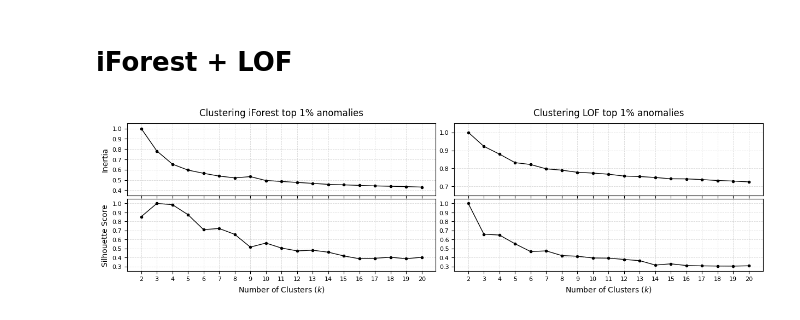
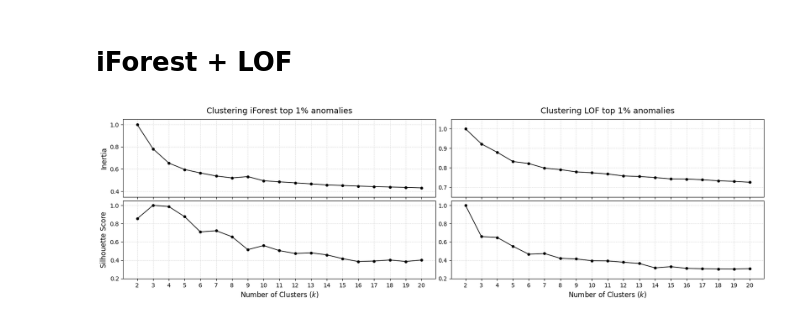
Before and after one commit to ed-ortizm/xai-astronomy, a Jupyter notebook: thesis/04_clustering_xai/02_optimal_n_clusters.ipynb, the cells around one changed output. Saved outputs shown, nothing was run; the diff lists cells and outputs as text; code cells hidden in the pictures.

```diff
--- a/thesis/04_clustering_xai/02_optimal_n_clusters.ipynb
+++ b/thesis/04_clustering_xai/02_optimal_n_clusters.ipynb
@@ -282,7 +272,7 @@ silhouette_se = raw_silhouette / max_silhouette
 rc_params = {
     # "font.family": "serif",
     "font.size": 12,
-    "axes.labelsize": 12,
+    "axes.labelsize": 9,
     "xtick.labelsize": 7,
     "ytick.labelsize": 7,
     "figure.titlesize": 14,
@@ -296,14 +286,24 @@ subtitle = f"Clustering {score_name} top 1% anomalies"
 fig, axs = plot_inertias_silhouettes(
     inertias=inertias_se,
     silhouettes=silhouette_se,
-    figsize=(10, 3.5),
+    figsize=(10, 3),
     n_clusters=inertias_se.shape[0] + 2,
     subtitle=subtitle,
     rc_params=rc_params
 )
 
+y_lims = (0.4, 1.1)
+axs[0].set_ylim(y_lims)
+y_ticks = np.arange(y_lims[0], y_lims[1], 0.2)
+axs[0].set_yticks(y_ticks)
+
+axs[1].set_ylim(y_lims)
+y_ticks = np.arange(y_lims[0], y_lims[1], 0.2)
+axs[1].set_yticks(y_ticks)
+
+
 plt.subplots_adjust(hspace=0.08)
 plt.show()
-# # save fig
-# fig.savefig(f"{ch_6_dir}/opt_n_cluster_{score_name}.pdf", bbox_inches="tight")
+# save fig
+fig.savefig(f"{ch_6_dir}/opt_n_cluster_{score_name}.pdf", bbox_inches="tight")
 # %% [output]
@@ -605,16 +605,16 @@ Max silhouette score: 0.1682
 # iForest + LOF
 # %%
 n_clusters = inertias_se.shape[0] + 2
-figsize = (15, 3.5)
+figsize = (20, 5)
 rc_params: dict = {
     # "font.family": "serif",
-    "font.size": 10,
-    "axes.labelsize": 10,
-    "xtick.labelsize": 8,
-    "ytick.labelsize": 8,
-    "figure.titlesize": 12,
-    "lines.markersize": 3,
-    "lines.linewidth": 1.,
+    "font.size": 12,
+    "axes.labelsize": 12,
+    "xtick.labelsize": 10,
+    "ytick.labelsize": 10,
+    "figure.titlesize": 14,
+    "lines.markersize": 4,
+    "lines.linewidth": 1.2,
 }
 
 with plt.rc_context(rc=rc_params):
@@ -638,53 +638,55 @@ with plt.rc_context(rc=rc_params):
         k_values, silhouette_lof, "-o", color="black"
     )
 
     # Add major and minor ticks
     for ax in axs.flatten():
         ax.grid(True, which="major", linestyle="--", alpha=0.5, lw=0.6)
         ax.grid(True, which="minor", linestyle=":", alpha=0.3, lw=0.4)
 
     for ax in axs[1, :]:
         ax.set_xticks(k_values)
+    # -------------------------------------------
+    # Ticks
+    y_lims = (0.35, 1.05)
+    axs[0, 0].set_ylim(y_lims)
+    y_ticks = np.arange(0.4, y_lims[1], 0.2)
+    axs[0, 0].set_yticks(y_ticks)
 
-    y0_min = np.floor(np.min(inertias_iforest) * 10) / 10
-    y0_ticks = np.arange(y0_min, 1.01, 0.1)
-    axs[0, 0].set_yticks(y0_ticks)
-    axs[0, 0].set_ylim(y0_min-0.05, 1.05)
+    y_lims = (0.2, 1.05)
+    axs[1, 0].set_ylim(y_lims)
+    y_ticks = np.arange(0.2, y_lims[1], 0.2)
+    axs[1, 0].set_yticks(y_ticks)
+    # col 2
+    y_lims = (0.65, 1.05)
+    axs[0, 1].set_ylim(y_lims)
+    y_ticks = np.arange(0.7, y_lims[1], 0.1)
+    axs[0, 1].set_yticks(y_ticks)
 
-    y1_min = np.floor(np.min(silhouette_iforest) * 10) / 10
-    y1_ticks = np.arange(y1_min, 1.01, 0.1)
-    axs[1, 0].set_yticks(y1_ticks)
-    axs[1, 0].set_ylim(y1_min-0.05, 1.05)
+    y_lims = (0.2, 1.05)
+    axs[1, 1].set_ylim(y_lims)
+    y_ticks = np.arange(0.2, y_lims[1], 0.2)
+    axs[1, 1].set_yticks(y_ticks)
 
-    y0_min = np.floor(np.min(inertias_lof) * 10) / 10
-    y0_ticks = np.arange(y0_min, 1.01, 0.1)
-    axs[0, 1].set_yticks(y0_ticks)
-    axs[0, 1].set_ylim(y0_min-0.05, 1.05)
-
-    y1_min = np.floor(np.min(silhouette_lof) * 10) / 10
-    y1_ticks = np.arange(y1_min, 1.01, 0.1)
-    axs[1, 1].set_yticks(y1_ticks)
-    axs[1, 1].set_ylim(y1_min-0.05, 1.05)
-
+    # -------------------------------------------
     axs[0, 0].set_ylabel("Inertia")
     axs[1, 0].set_ylabel("Silhouette Score")
     axs[1, 0].set_xlabel("Number of Clusters ($k$)")
     axs[1, 1].set_xlabel("Number of Clusters ($k$)")
 
     fontsize = rc_params.get("figure.titlesize")
 
     score_name = "iForest"
     subtitle = f"Clustering {score_name} top 1% anomalies"
     axs[0, 0].set_title(subtitle, fontsize=fontsize, pad=10)
 
     score_name = "LOF"
     subtitle = f"Clustering {score_name} top 1% anomalies"
     axs[0, 1].set_title(subtitle, fontsize=fontsize, pad=10)
 
-plt.subplots_adjust(hspace=0.05, wspace=0.06)
+plt.subplots_adjust(hspace=0.05, wspace=0.05)
 plt.show()
-# # save fig
-# score_name = 'iforest_lof'
-# fig.savefig(f"{ch_6_dir}/opt_n_cluster_{score_name}.pdf", bbox_inches="tight")
+# save fig
+score_name = 'iforest_lof'
+fig.savefig(f"{ch_6_dir}/opt_n_cluster_{score_name}.pdf", bbox_inches="tight")
 # %% [output]
-[figure, old version]
+[figure, new version]
```
Also changed, not shown: parts of 6 cells of this notebook, 2 other files.
